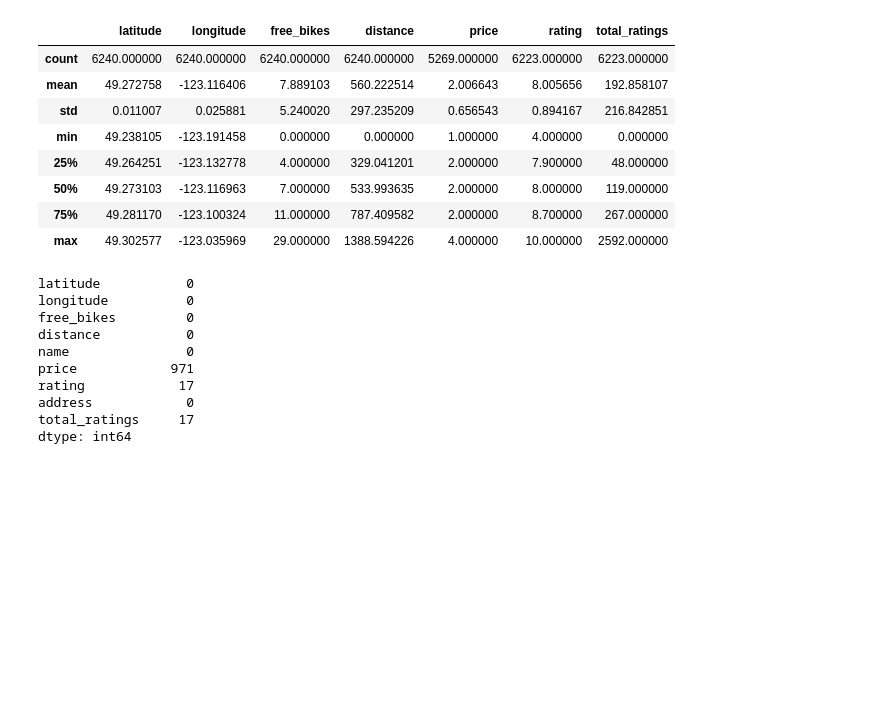
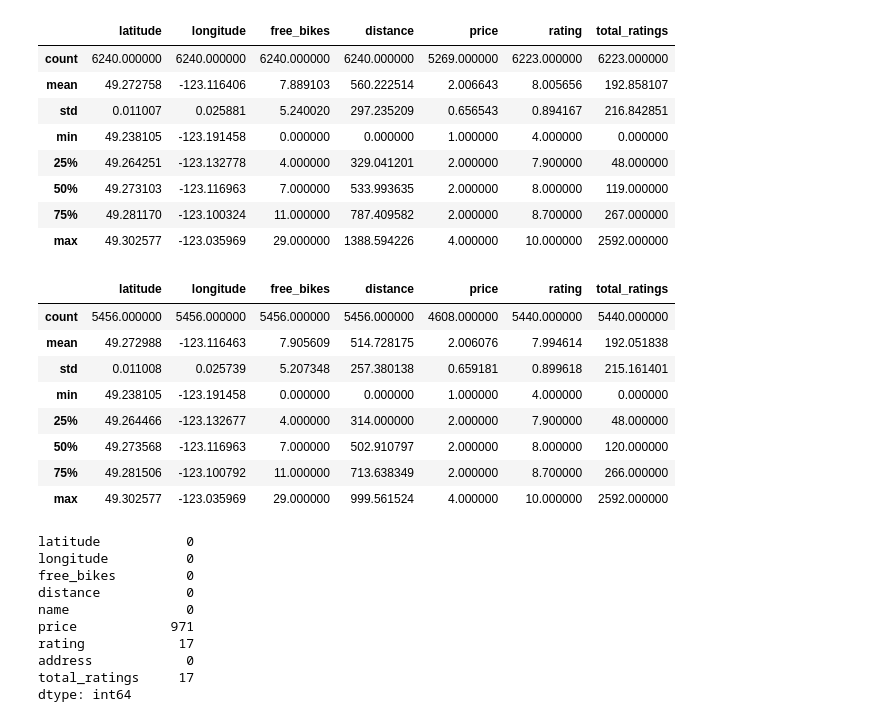
Before and after one commit to SBangarh/Bike-station-and-destination-location, a Jupyter notebook: notebooks/joining_data.ipynb, the cells around one changed output. Saved outputs shown, nothing was run; the diff lists cells and outputs as text; code cells hidden in the pictures; blank space fills up the shorter version.

```diff
--- a/notebooks/joining_data.ipynb
+++ b/notebooks/joining_data.ipynb
@@ -78,6 +78,22 @@ combined_df_final.describe()
 | 50% | 49.273103 | -123.116963 | 7.000000 | 533.993635 | 2.000000 | 8.000000 | 119.000000 |
 | 75% | 49.281170 | -123.100324 | 11.000000 | 787.409582 | 2.000000 | 8.700000 | 267.000000 |
 | max | 49.302577 | -123.035969 | 29.000000 | 1388.594226 | 4.000000 | 10.000000 | 2592.000000 |
+# %%
+# I see that my max distance is well over the 1000m radius limit, I will remove these because I am only interested for 1000m and less
+combined_df_final = combined_df_final.drop(combined_df_final[combined_df_final['distance'] > 1000].index)
+# %%
+#check to see if values match
+combined_df_final.describe()
+# %% [output]
+|  | latitude | longitude | free_bikes | distance | price | rating | total_ratings |
+| count | 5456.000000 | 5456.000000 | 5456.000000 | 5456.000000 | 4608.000000 | 5440.000000 | 5440.000000 |
+| mean | 49.272988 | -123.116463 | 7.905609 | 514.728175 | 2.006076 | 7.994614 | 192.051838 |
+| std | 0.011008 | 0.025739 | 5.207348 | 257.380138 | 0.659181 | 0.899618 | 215.161401 |
+| min | 49.238105 | -123.191458 | 0.000000 | 0.000000 | 1.000000 | 4.000000 | 0.000000 |
+| 25% | 49.264466 | -123.132677 | 4.000000 | 314.000000 | 2.000000 | 7.900000 | 48.000000 |
+| 50% | 49.273568 | -123.116963 | 7.000000 | 502.910797 | 2.000000 | 8.000000 | 120.000000 |
+| 75% | 49.281506 | -123.100792 | 11.000000 | 713.638349 | 2.000000 | 8.700000 | 266.000000 |
+| max | 49.302577 | -123.035969 | 29.000000 | 999.561524 | 4.000000 | 10.000000 | 2592.000000 |
 # %%
 combined_df_final.count()
 print(combined_df_final.isnull().sum())
```
Also changed, not shown: parts of 3 cells of this notebook, 1 other file.
